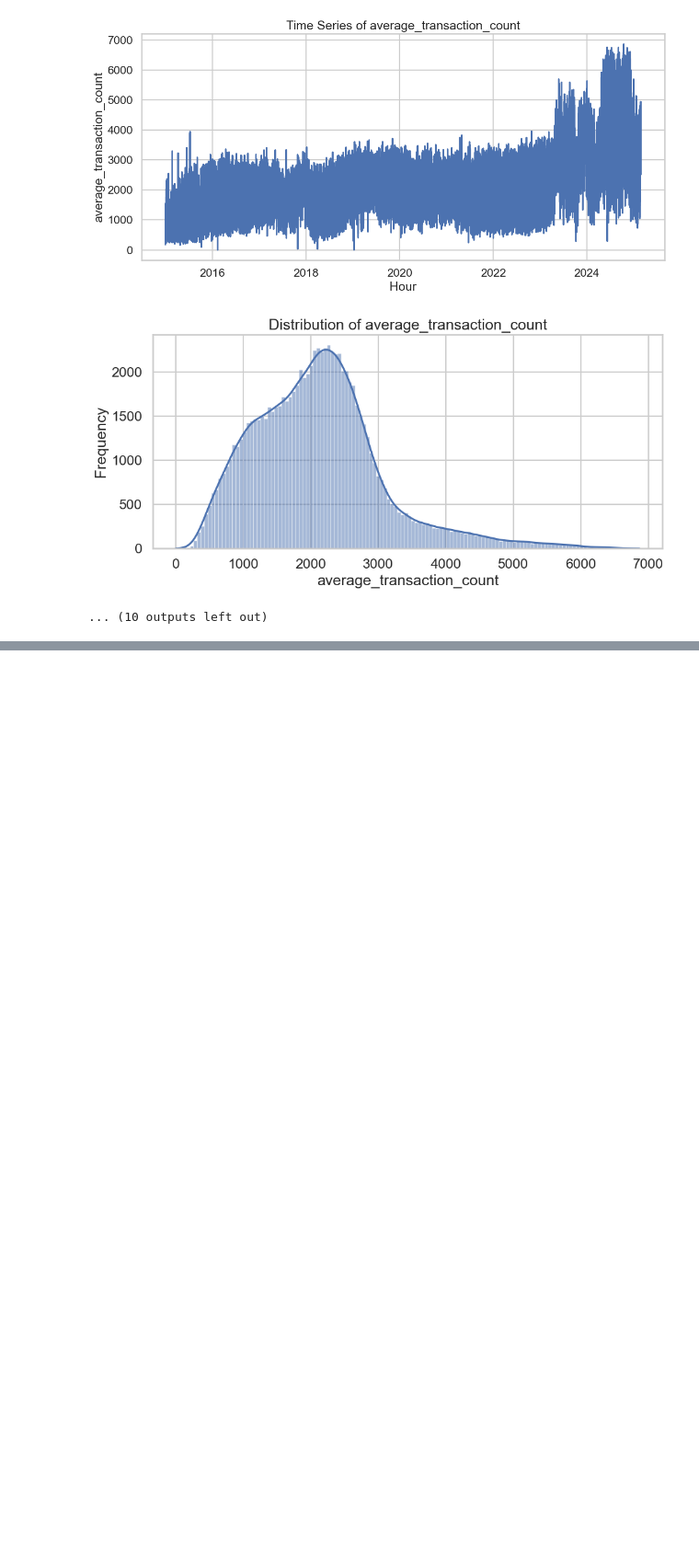
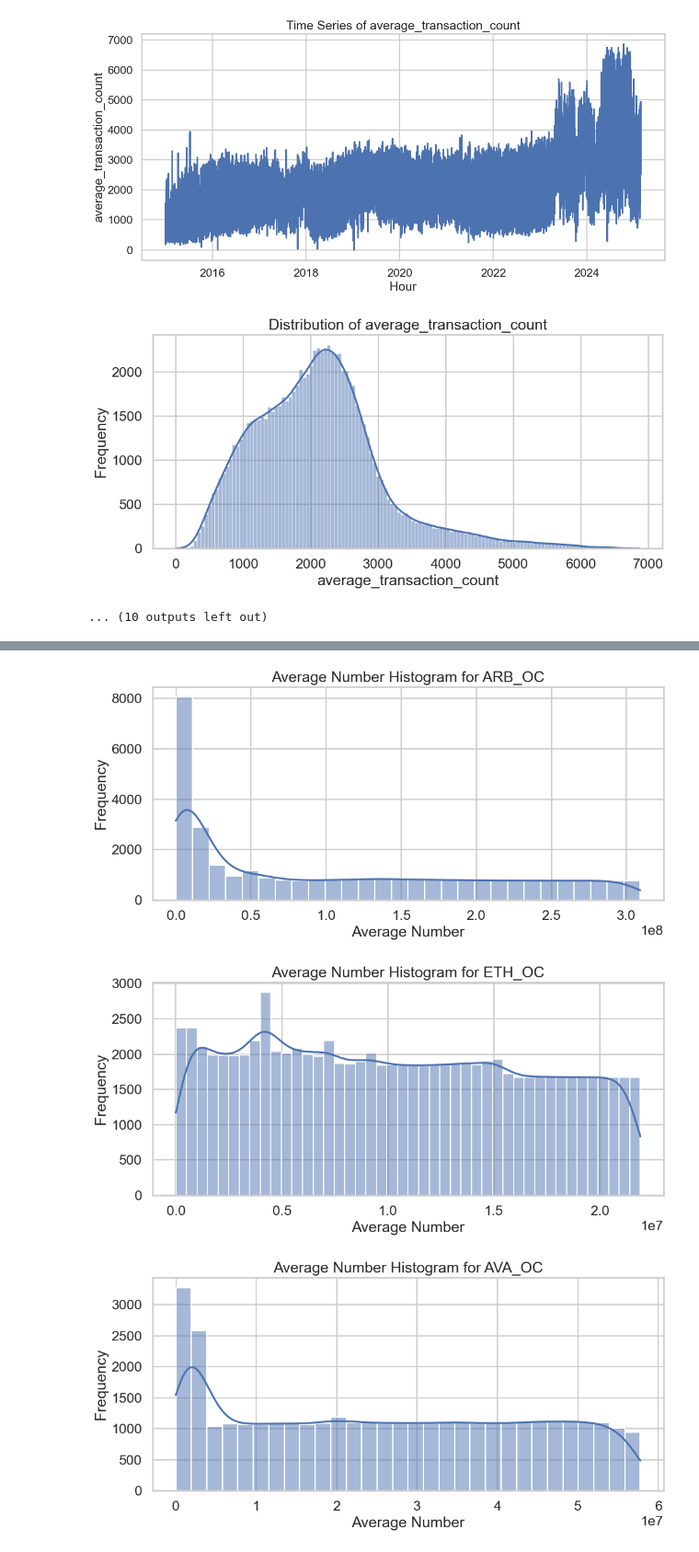
Before and after one commit to Kunj121/QTSFinalProject, a Jupyter notebook: Graph_Analysis/Graph_Analysis.ipynb, the cells around one changed output, grey strips where cells are left out. Shown at 92% size. Cells and saved outputs as stored; diff of their text form; code cells hidden in the pictures; blank space fills up the shorter version.

```diff
--- a/Graph_Analysis/Graph_Analysis.ipynb
+++ b/Graph_Analysis/Graph_Analysis.ipynb
@@ -345,0 +810,41 @@ for col in metrics:
+# %%
+def plot_timeseries(df, metric_label):
+    """
+    For each coin (column) in the given DataFrame, this function plots:
+    1. A time series (line plot) using the DataFrame's index as the x-axis.
+    2. A histogram with a KDE overlay to show the distribution.
+
+    Parameters:
+        df (pd.DataFrame): DataFrame with a DateTime index and one column per coin.
+        metric_label (str): A string representing the metric being plotted
+                            (e.g., "Average Number", "Average Gas Limit", etc.)
+    """
+    for coin in df.columns:
+        # Time Series Plot
+        plt.figure(figsize=(12, 6))
+        plt.plot(df.index, df[coin], linestyle='-')
+        plt.title(f'{metric_label} Time Series for {coin}')
+        plt.xlabel('Time')
+        plt.ylabel(metric_label)
+        plt.grid(True)
+        plt.tight_layout()
+        plt.show()
+
+def plot_histogram(df, metric_label):
+
+    for coin in df.columns:
+
+        # Histogram Plot
+        plt.figure(figsize=(10, 5))
+        sns.histplot(df[coin].dropna(), kde=True)
+        plt.title(f'{metric_label} Histogram for {coin}')
+        plt.xlabel(metric_label)
+        plt.ylabel('Frequency')
+        plt.tight_layout()
+        plt.show()
+# %%
+plot_histogram(df_average_number_all, "Average Number")
+# %% [output]
+[figure, added]
+[figure, added]
+[figure, added]
```
Also changed, not shown: parts of 22 cells of this notebook.
